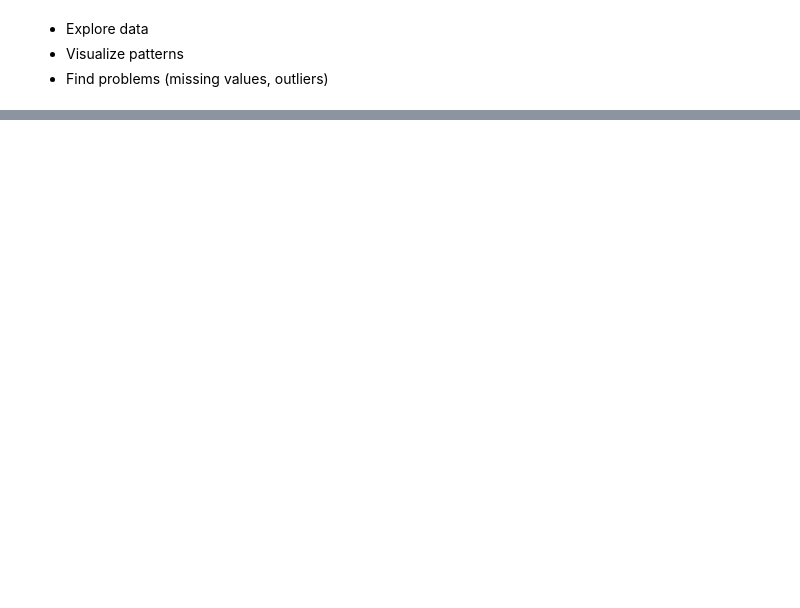
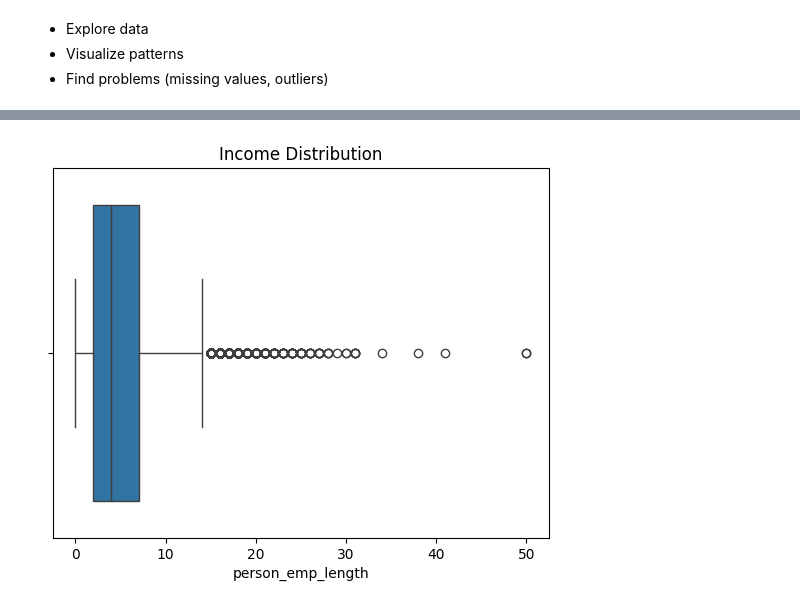
Before and after one commit to Gechtyoeng/DATA-SCIENCE-CREDIT-SCORING, a Jupyter notebook: credit_scoring/notebooks/data_eda.ipynb, the cells around one changed output, grey strips where cells are left out. Saved outputs shown, nothing was run; the diff lists cells and outputs as text; code cells hidden in the pictures; blank space fills up the shorter version.

```diff
--- a/credit_scoring/notebooks/data_eda.ipynb
+++ b/credit_scoring/notebooks/data_eda.ipynb
@@ -15,0 +186,7 @@ df.head()
+# %%
+
+sns.boxplot(x=df['person_emp_length'])
+plt.title("Income Distribution")
+plt.show()
+# %% [output]
+[figure, added]
```
Also changed, not shown: parts of 16 cells of this notebook.
